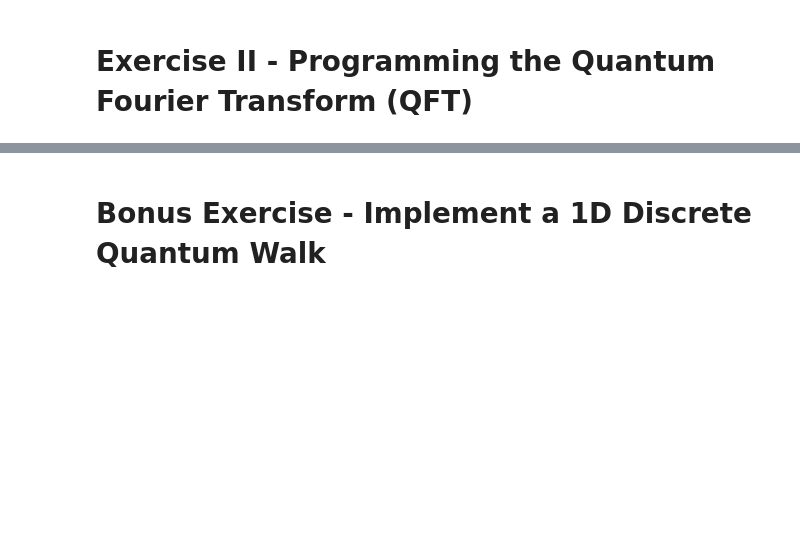
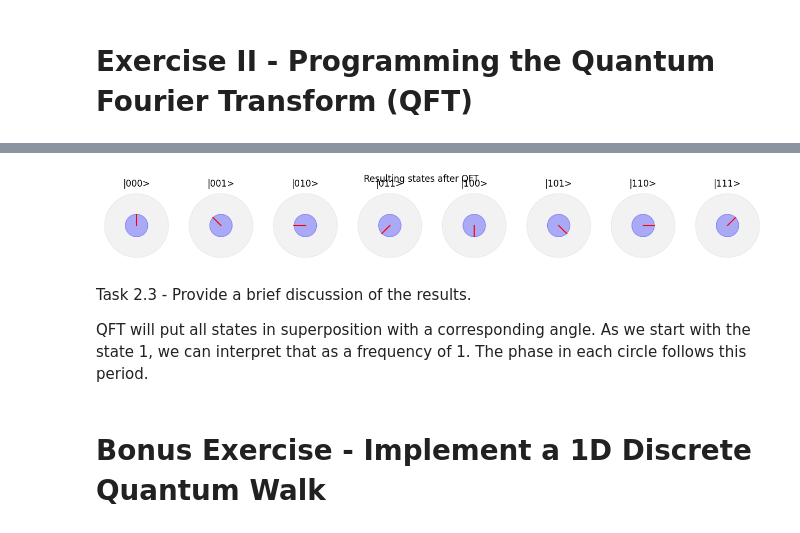
Before and after one commit to ge96lip/Quantum-Computing, a Jupyter notebook: QC_Assignment_3.ipynb, the cells around one changed output, grey strips where cells are left out. Drawn from its saved outputs; the diff is of its cells as text; code cells hidden in the pictures; blank space fills up the shorter version.

```diff
--- a/QC_Assignment_3.ipynb
+++ b/QC_Assignment_3.ipynb
@@ -179,0 +189,17 @@ def init_quantum_register():
+# %%
+# only for 3 qubit system
+def add_qft(qc):
+    qc.h(2)
+    qc.cp(np.pi/2, 1, 2)
+    qc.cp(np.pi/4, 0, 2)
+
+    qc.h(1)
+    qc.cp(np.pi/2, 0, 1)
+
+    qc.h(0)
+    qc.swap(0, 2)
+
+    print(qc)
+    return qc
+# %%
+qc = add_qft(qc)
@@ -180,3 +214,12 @@ def init_quantum_register():
+# %%
+test = Statevector(qc)
+plot_circle_notation(test, 3, title='Resulting states after QFT')
+# %% [output]
+[figure, added]
+# %% [markdown]
+Task 2.3 - Provide a brief discussion of the results.
+
+QFT will put all states in superposition with a corresponding angle. As we start with the state 1, we can interpret that as a frequency of 1. The phase in each circle follows this period.
 # %% [markdown]
 # Bonus Exercise - Implement a 1D Discrete Quantum Walk
 # %% [markdown]
```
Also changed, not shown: parts of 13 cells of this notebook.
